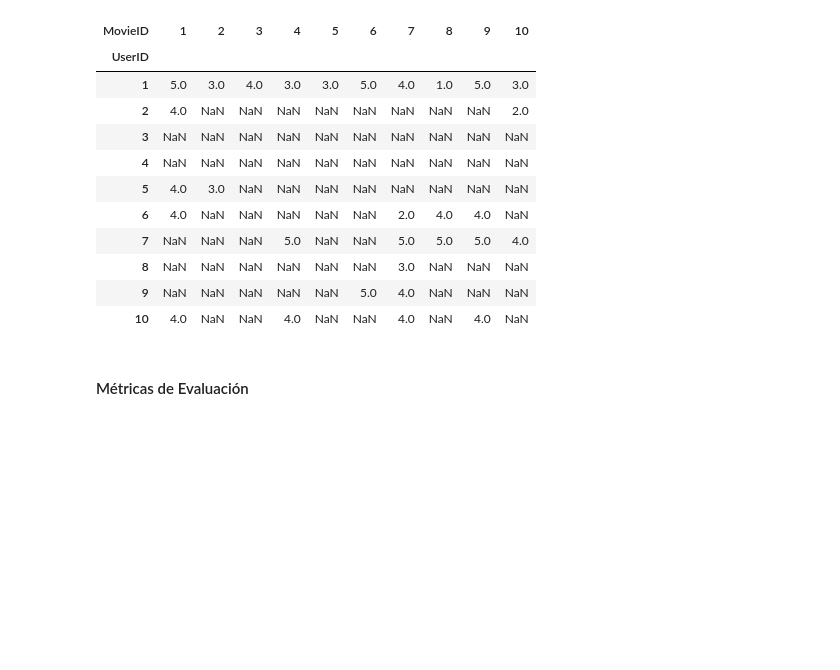
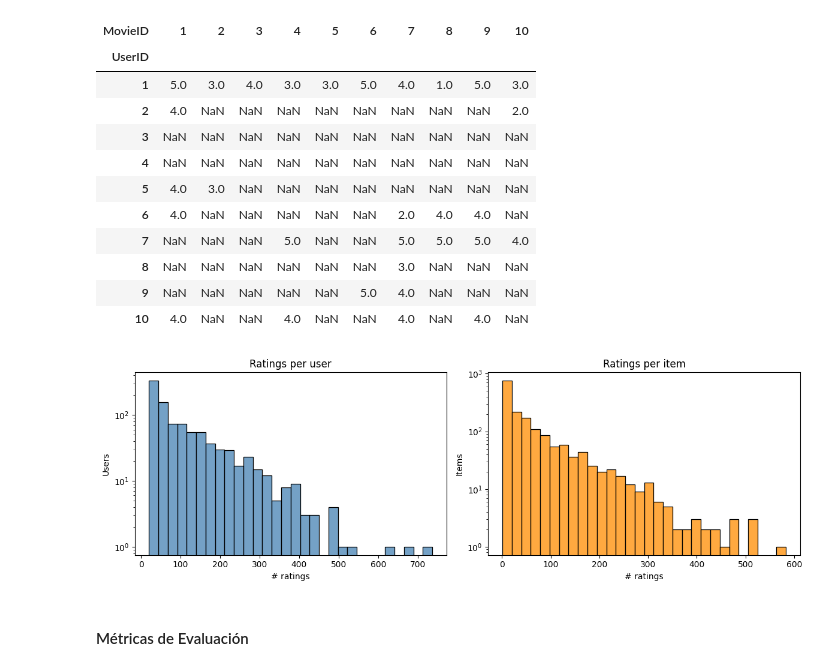
Before and after one commit to IagoArias/Fairness-is-Recommendation-Systems, a Jupyter notebook: notebooks/Comienzo.ipynb, the cells around one changed output. Cells and saved outputs as stored; diff of their text form; code cells hidden in the pictures; blank space fills up the shorter version.

```diff
--- a/Comienzo.ipynb
+++ b/notebooks/Comienzo.ipynb
@@ -21,7 +21,7 @@ import scipy.sparse as sp
 ### Datos
 # %%
 # Define the path to your local data folder
-data_path = 'ml-100k'
+data_path = '../ml-100k'
 
 # Check if the folder exists (opcional)
 if not os.path.exists(data_path):
@@ -96,6 +96,35 @@ display(HTML(subset_matrix.to_html()))
 | 8 | NaN | NaN | NaN | NaN | NaN | NaN | 3.0 | NaN | NaN | NaN |
 | 9 | NaN | NaN | NaN | NaN | NaN | 5.0 | 4.0 | NaN | NaN | NaN |
 | 10 | 4.0 | NaN | NaN | 4.0 | NaN | NaN | 4.0 | NaN | 4.0 | NaN |
+# %%
+import numpy as np
+import matplotlib.pyplot as plt
+import seaborn as sns
+
+# Counts of ratings per user (rows) and per item (cols)
+user_counts = np.sum(~np.isnan(ratings_matrix.values), axis=1)
+item_counts = np.sum(~np.isnan(ratings_matrix.values), axis=0)
+
+fig, axes = plt.subplots(1, 2, figsize=(12, 4))
+
+sns.histplot(user_counts, bins=30, ax=axes[0], color="steelblue")
+axes[0].set_title("Ratings per user")
+axes[0].set_xlabel("# ratings")
+axes[0].set_ylabel("Users")
+axes[0].set_yscale("log")
+
+
+sns.histplot(item_counts, bins=30, ax=axes[1], color="darkorange")
+axes[1].set_title("Ratings per item")
+axes[1].set_xlabel("# ratings")
+axes[1].set_ylabel("Items")
+axes[1].set_yscale("log")
+
+
+plt.tight_layout()
+plt.show()
+# %% [output]
+[figure, added]
 # %% [markdown]
 #### Métricas de Evaluación
 # %%
```
Also changed, not shown: 14 other files.
